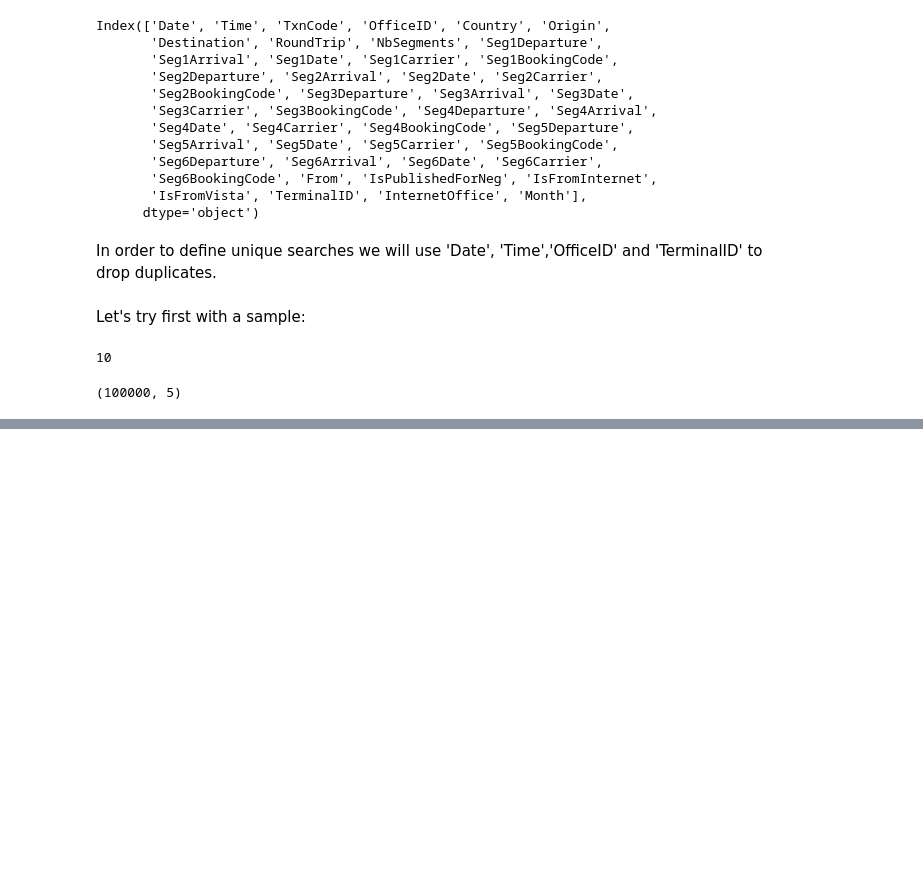
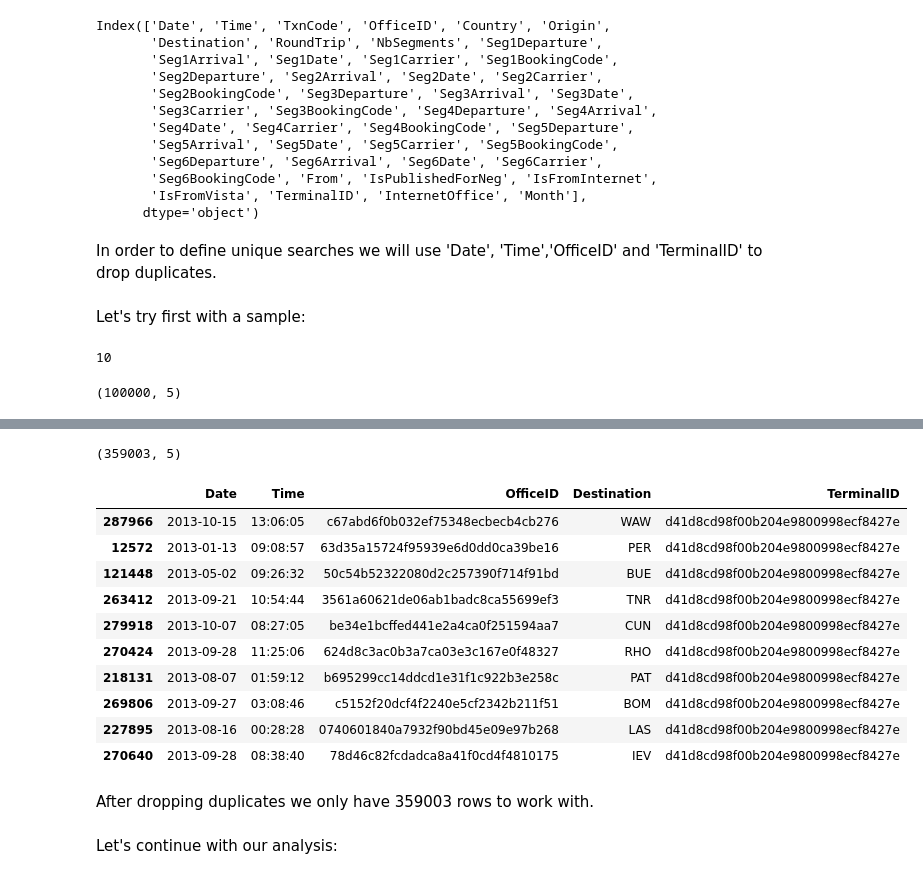
Before and after one commit to Laurajmoreno/DS_Challenge, a Jupyter notebook: Exercise 3 - Number of searches for Madrid, Barcelona and Malaga.ipynb, the cells around one changed output, grey strips where cells are left out. Drawn from its saved outputs; the diff is of its cells as text; code cells hidden in the pictures; blank space fills up the shorter version.

```diff
--- a/Exercise 3 - Number of searches for Madrid, Barcelona and Malaga.ipynb
+++ b/Exercise 3 - Number of searches for Madrid, Barcelona and Malaga.ipynb
@@ -357,12 +357,15 @@ Let's do it now with the whole dataset:
 # %%
 chksize = 200000
 # %%
+%%time
+
 reader = pd.read_csv('/home/dsc/Data/challenge/searches.csv.bz2',compression='bz2',sep='^', usecols=['Date','Time','OfficeID','TerminalID','Destination'], iterator=True, chunksize=chksize)
 all_chunks= []
 chunk_counter=0
 
 for df in reader:
-    all_chunks.append(df.drop_duplicates())
+    all_chunks=all_chunks.append(df)
+    all_chunks.drop_duplicates(inplace=True)
     chunk_counter+=1
     print(chunk_counter)
 # %% [output]
@@ -385,0 +373,12 @@ for df in reader:
+# %%
+%%time
+
+reader = pd.read_csv('/home/dsc/Data/challenge/searches.csv.bz2',compression='bz2',sep='^', usecols=['Date','Time','OfficeID','TerminalID','Destination'], iterator=True, chunksize=chksize)
+all_chunks= pd.DataFrame()
+chunk_counter=0
+
+for df in reader:
+    all_chunks=all_chunks.append(df)
+    all_chunks.drop_duplicates(inplace=True)
+    chunk_counter+=1
+    print(chunk_counter)
@@ -385,0 +403,22 @@ for df in reader:
+# %%
+all_chunks.shape
+# %% [output]
+(359003, 5)
+# %%
+all_chunks.sample(10)
+# %% [output]
+|  | Date | Time | OfficeID | Destination | TerminalID |
+| 287966 | 2013-10-15 | 13:06:05 | c67abd6f0b032ef75348ecbecb4cb276 | WAW | d41d8cd98f00b204e9800998ecf8427e |
+| 12572 | 2013-01-13 | 09:08:57 | 63d35a15724f95939e6d0dd0ca39be16 | PER | d41d8cd98f00b204e9800998ecf8427e |
+| 121448 | 2013-05-02 | 09:26:32 | 50c54b52322080d2c257390f714f91bd | BUE | d41d8cd98f00b204e9800998ecf8427e |
+| 263412 | 2013-09-21 | 10:54:44 | 3561a60621de06ab1badc8ca55699ef3 | TNR | d41d8cd98f00b204e9800998ecf8427e |
+| 279918 | 2013-10-07 | 08:27:05 | be34e1bcffed441e2a4ca0f251594aa7 | CUN | d41d8cd98f00b204e9800998ecf8427e |
+| 270424 | 2013-09-28 | 11:25:06 | 624d8c3ac0b3a7ca03e3c167e0f48327 | RHO | d41d8cd98f00b204e9800998ecf8427e |
+| 218131 | 2013-08-07 | 01:59:12 | b695299cc14ddcd1e31f1c922b3e258c | PAT | d41d8cd98f00b204e9800998ecf8427e |
+| 269806 | 2013-09-27 | 03:08:46 | c5152f20dcf4f2240e5cf2342b211f51 | BOM | d41d8cd98f00b204e9800998ecf8427e |
+| 227895 | 2013-08-16 | 00:28:28 | 0740601840a7932f90bd45e09e97b268 | LAS | d41d8cd98f00b204e9800998ecf8427e |
+| 270640 | 2013-09-28 | 08:38:40 | 78d46c82fcdadca8a41f0cd4f4810175 | IEV | d41d8cd98f00b204e9800998ecf8427e |
+# %% [markdown]
+After dropping duplicates we only have 359003 rows to work with.
+# %% [markdown]
+Let's continue with our analysis:
```
Also changed, not shown: parts of 9 cells of this notebook.
